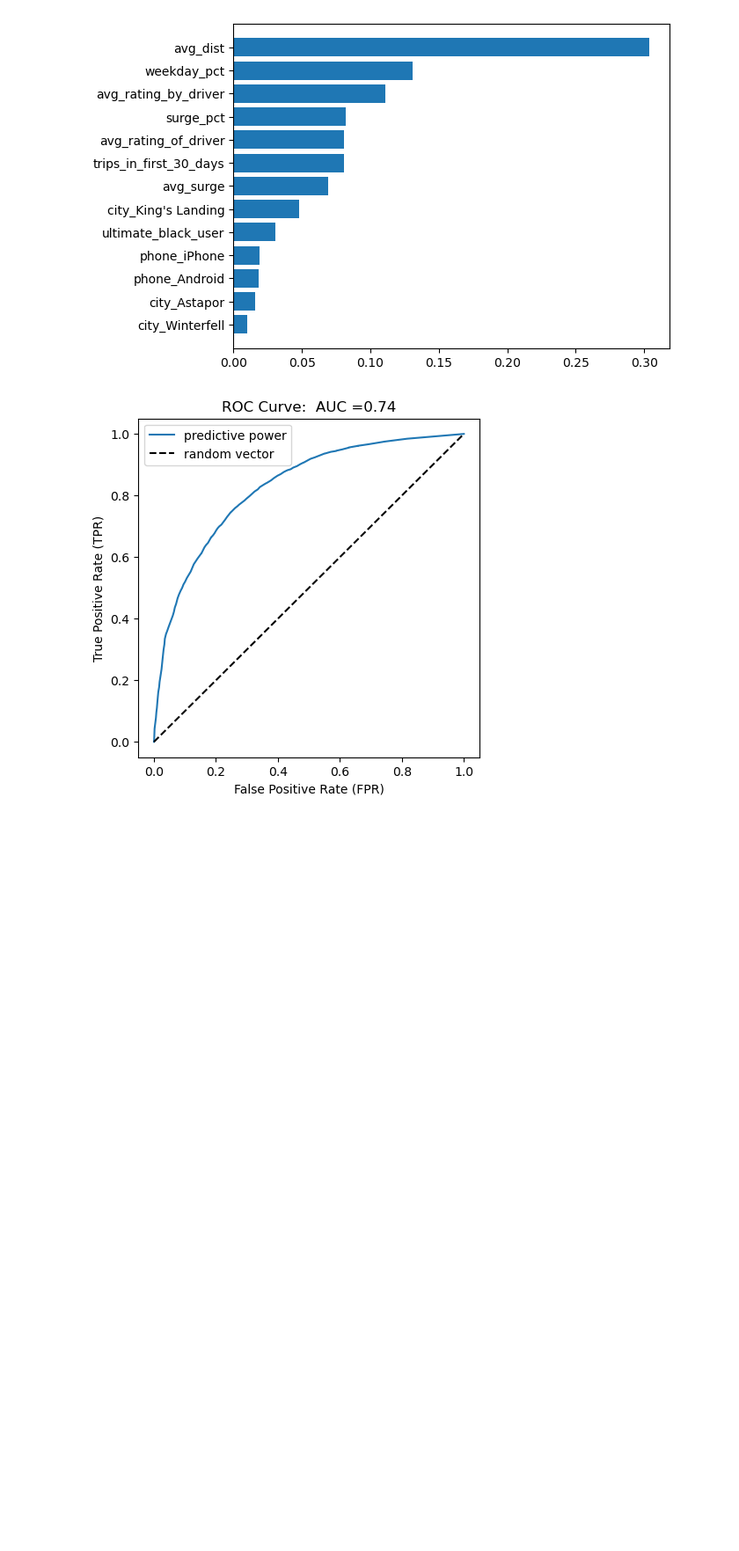
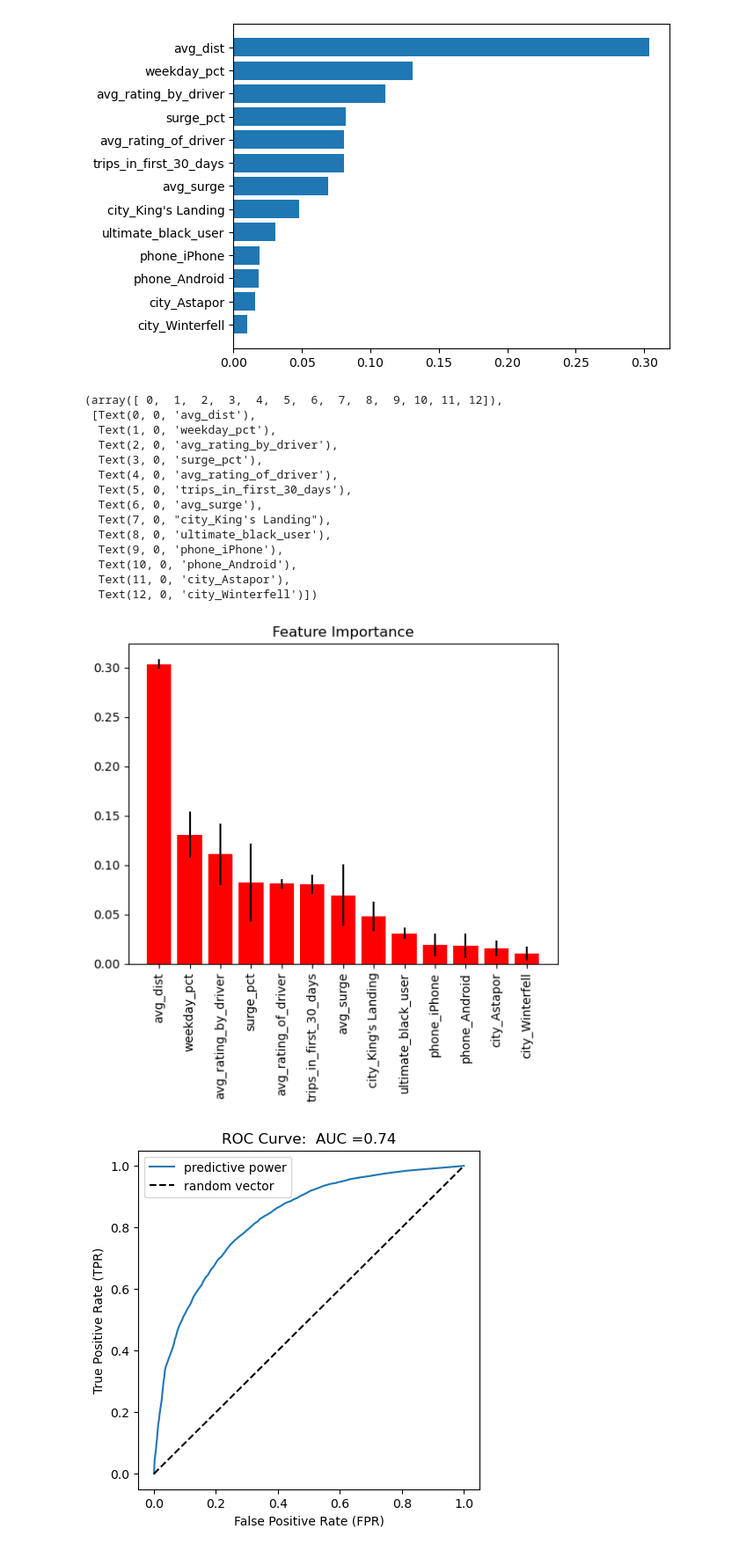
Before and after one commit to KavehVasei/Springboard, a Jupyter notebook: ultimate_challenge/Ultimate.ipynb, the cells around one changed output. Shown at 88% size. Saved outputs shown, nothing was run; the diff lists cells and outputs as text; code cells hidden in the pictures; blank space fills up the shorter version.

```diff
--- a/ultimate_challenge/Ultimate.ipynb
+++ b/ultimate_challenge/Ultimate.ipynb
@@ -715,6 +724,25 @@ plt.barh(features_sorted, importances_sorted)
 # %% [output]
 <BarContainer object of 13 artists>
 [figure]
+# %%
+skplt.estimators.plot_feature_importances(rf, feature_names= list(X_train.columns))
+plt.xticks(rotation=90)
+# %% [output]
+(array([ 0,  1,  2,  3,  4,  5,  6,  7,  8,  9, 10, 11, 12]),
+ [Text(0, 0, 'avg_dist'),
+  Text(1, 0, 'weekday_pct'),
+  Text(2, 0, 'avg_rating_by_driver'),
+  Text(3, 0, 'surge_pct'),
+  Text(4, 0, 'avg_rating_of_driver'),
+  Text(5, 0, 'trips_in_first_30_days'),
+  Text(6, 0, 'avg_surge'),
+  Text(7, 0, "city_King's Landing"),
+  Text(8, 0, 'ultimate_black_user'),
+  Text(9, 0, 'phone_iPhone'),
+  Text(10, 0, 'phone_Android'),
+  Text(11, 0, 'city_Astapor'),
+  Text(12, 0, 'city_Winterfell')])
+[figure, added]
 # %%
 def evaluate_classifier(model, X_test, y_test):
 
```
Also changed, not shown: parts of 24 cells of this notebook.
